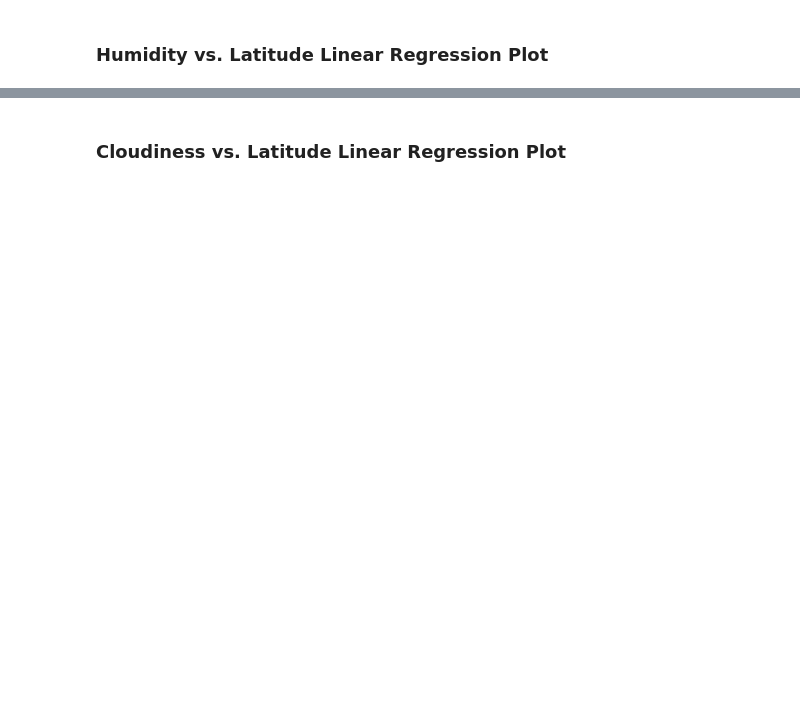
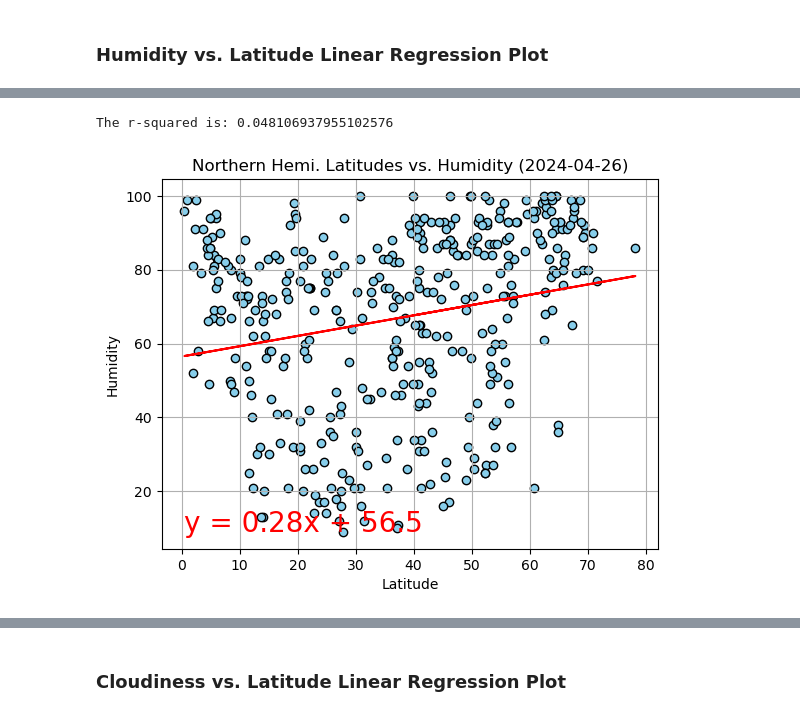
Before and after one commit to rachelklem/python-api-challenge, a Jupyter notebook: starter_code/WeatherPy_workspace.ipynb, the cells around one changed output, grey strips where cells are left out. Drawn from its saved outputs; the diff is of its cells as text; code cells hidden in the pictures; blank space fills up the shorter version.

```diff
--- a/starter_code/WeatherPy_workspace.ipynb
+++ b/starter_code/WeatherPy_workspace.ipynb
@@ -360,0 +363,13 @@ The r-squared is: 0.7581516053278285
+# %%
+# Northern Hemisphere
+x_values = northern_hemi_df['Lat']
+y_values = northern_hemi_df['Humidity']
+
+linear_regression(x_values, y_values)
+plt.title(f"Northern Hemi. Latitudes vs. Humidity (2024-04-26)")
+plt.ylabel("Humidity")
+plt.grid()
+plt.show()
+# %% [output]
+The r-squared is: 0.048106937955102576
+[figure, added]
```
Also changed, not shown: parts of 33 cells of this notebook, 5 other files.
